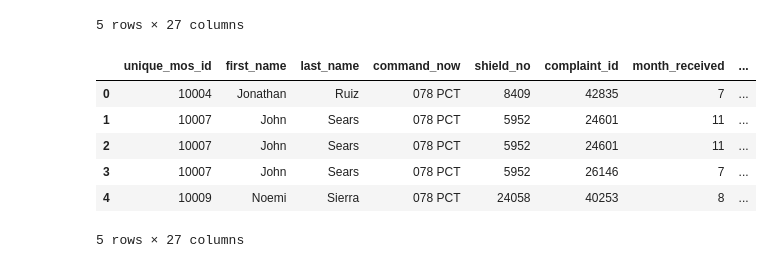
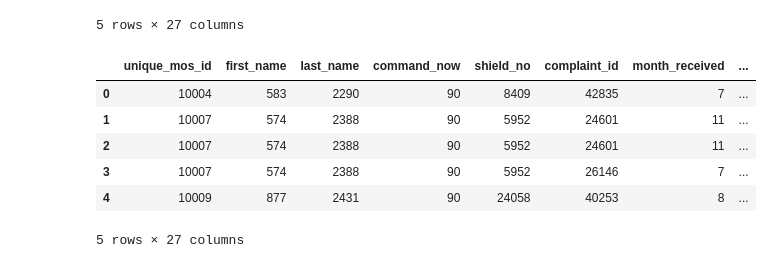
Before and after one commit to hannahpan1/AIHacks2022, a Jupyter notebook: dataModel.ipynb, the cells around one changed output. Saved outputs shown, nothing was run; the diff lists cells and outputs as text; code cells hidden in the pictures.

```diff
--- a/dataModel.ipynb
+++ b/dataModel.ipynb
@@ -84,23 +84,60 @@ df.head(5)
 | 3 | 10007 | John | Sears | 078 PCT | 5952 | 26146 | 7 | ... |
 | 4 | 10009 | Noemi | Sierra | 078 PCT | 24058 | 40253 | 8 | ... |
 5 rows × 27 columns
-# %%
-#converting string to codes
-
-from unicodedata import category
-
-
-df['board_disposition'] = df['board_disposition'].astype('category').cat.codes
-df['fado_type'] = df['fado_type'].astype('category').cat.codes
-df.head(5)
-# %% [output]
-|  | unique_mos_id | first_name | last_name | command_now | shield_no | complaint_id | month_received | ... |
-| 0 | 10004 | Jonathan | Ruiz | 078 PCT | 8409 | 42835 | 7 | ... |
-| 1 | 10007 | John | Sears | 078 PCT | 5952 | 24601 | 11 | ... |
-| 2 | 10007 | John | Sears | 078 PCT | 5952 | 24601 | 11 | ... |
-| 3 | 10007 | John | Sears | 078 PCT | 5952 | 26146 | 7 | ... |
-| 4 | 10009 | Noemi | Sierra | 078 PCT | 24058 | 40253 | 8 | ... |
-5 rows × 27 columns
+# %%
+#converting all string to codes
+
+from unicodedata import category
+
+
+df['board_disposition'] = df['board_disposition'].astype('category').cat.codes
+
+df['fado_type'] = df['fado_type'].astype('category').cat.codes
+
+df['first_name'] = df['first_name'].astype('category').cat.codes
+
+df['last_name'] = df['last_name'].astype('category').cat.codes
+
+df['command_now'] = df['command_now'].astype('category').cat.codes
+
+df['command_at_incident'] = df['command_at_incident'].astype('category').cat.codes
+
+df['rank_abbrev_incident'] = df['rank_abbrev_incident'].astype('category').cat.codes
+
+df['rank_abbrev_now'] = df['rank_abbrev_now'].astype('category').cat.codes
+
+df['rank_now'] = df['rank_now'].astype('category').cat.codes
+
+df['rank_incident'] = df['rank_incident'].astype('category').cat.codes
+
+df['mos_ethnicity'] = df['mos_ethnicity'].astype('category').cat.codes
+
+df['mos_gender'] = df['mos_gender'].astype('category').cat.codes
+
+df['complainant_ethnicity'] = df['complainant_ethnicity'].astype('category').cat.codes
+
+df['complainant_gender'] = df['complainant_gender'].astype('category').cat.codes
+
+df['allegation'] = df['allegation'].astype('category').cat.codes
+
+df['contact_reason'] = df['contact_reason'].astype('category').cat.codes
+
+df['outcome_description'] = df['outcome_description'].astype('category').cat.codes
+
+
+
+
+
+
+df.head(5)
+# %% [output]
+|  | unique_mos_id | first_name | last_name | command_now | shield_no | complaint_id | month_received | ... |
+| 0 | 10004 | 583 | 2290 | 90 | 8409 | 42835 | 7 | ... |
+| 1 | 10007 | 574 | 2388 | 90 | 5952 | 24601 | 11 | ... |
+| 2 | 10007 | 574 | 2388 | 90 | 5952 | 24601 | 11 | ... |
+| 3 | 10007 | 574 | 2388 | 90 | 5952 | 26146 | 7 | ... |
+| 4 | 10009 | 877 | 2431 | 90 | 24058 | 40253 | 8 | ... |
+5 rows × 27 columns
 # %%
 # training and testing set
 
```
Also changed, not shown: parts of 2 cells of this notebook.
